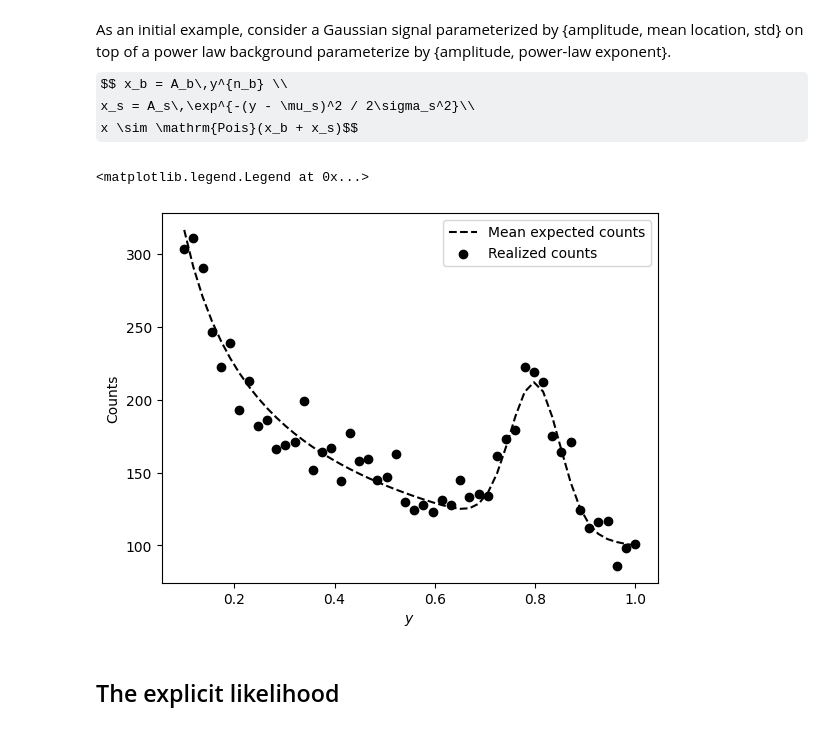
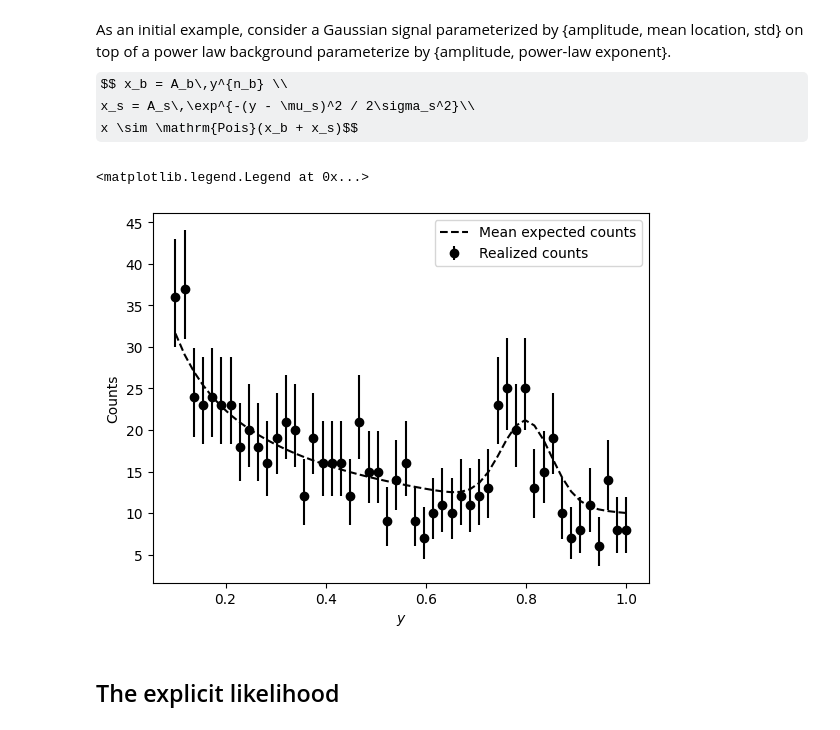
Before and after one commit to smsharma/sbi-lecture-mit, a Jupyter notebook: tutorial.ipynb, the cells around one changed output. Drawn from its saved outputs; the diff is of its cells as text; code cells hidden in the pictures; some formulas as TeX source.

Commit message:
Added poisson interval

```diff
--- a/tutorial.ipynb
+++ b/tutorial.ipynb
@@ -45,28 +49,38 @@ def bump_forward_model(y, amp_s, mu_s, std_s, amp_b, exp_b):
     x = x_b + x_s  # Total mean signal
 
     return x
-
-y = np.linspace(0.1, 1, 50)  # Dependent variable
-
-# Mean expected counts
-x_mu = bump_forward_model(y,
-                    amp_s=100, mu_s=0.8, std_s=0.05,  # Signal params
-                    amp_b=100, exp_b=-0.5)  # Background params
-
-# Realized counts
-x = np.random.poisson(x_mu)
-
-# Plot
-plt.plot(y, x_mu, color='k', ls='--', label="Mean expected counts")
-plt.scatter(y, x, color='k', label="Realized counts")
-
-plt.xlabel("$y$")
-plt.ylabel("Counts")
-
-plt.legend()
-# %% [output]
-<matplotlib.legend.Legend at 0x...>
-[figure, removed]
+# %%
+def poisson_interval(k, alpha=0.32):
+    """ Uses chisquared info to get the poisson interval.poisson
+    """
+    a = alpha
+    low, high = (chi2.ppf(a/2, 2*k) / 2, chi2.ppf(1-a/2, 2*k + 2) / 2)
+    if k == 0:
+        low = 0.0
+    return k - low, high - k
+
+y = np.linspace(0.1, 1, 50)  # Dependent variable
+
+# Mean expected counts
+x_mu = bump_forward_model(y,
+                    amp_s=10, mu_s=0.8, std_s=0.05,  # Signal params
+                    amp_b=10, exp_b=-0.5)  # Background params
+
+# Realized counts
+x = np.random.poisson(x_mu)
+x_err = np.array([poisson_interval(k) for k in x.T]).T
+
+# Plot
+plt.plot(y, x_mu, color='k', ls='--', label="Mean expected counts")
+plt.errorbar(y, x, yerr=x_err, fmt='o', color='k', label="Realized counts")
+
+plt.xlabel("$y$")
+plt.ylabel("Counts")
+
+plt.legend()
+# %% [output]
+<matplotlib.legend.Legend at 0x...>
+[figure, added]
 # %% [markdown]
 ## The explicit likelihood
 # %% [markdown]
```
Also changed, not shown: parts of 1 cell of this notebook.
